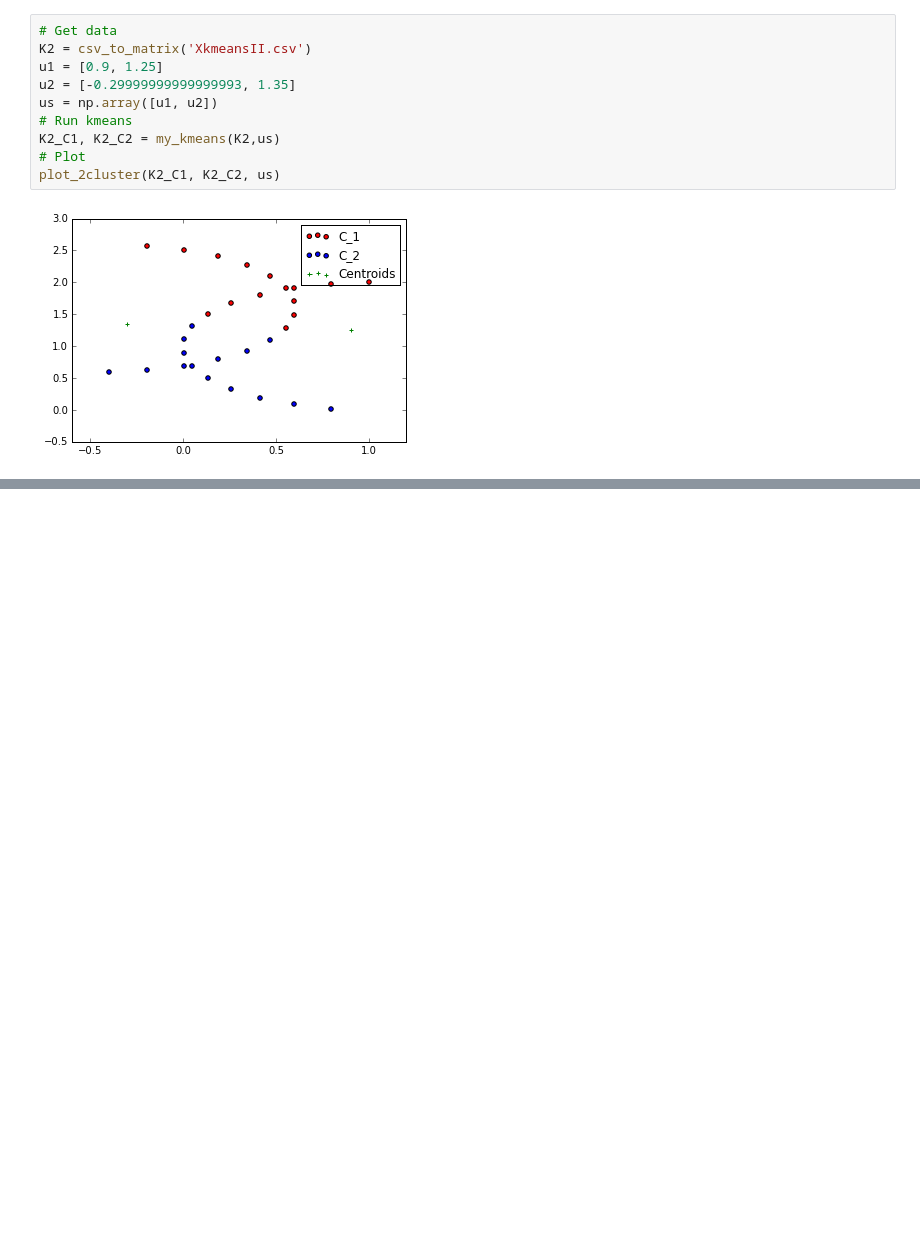
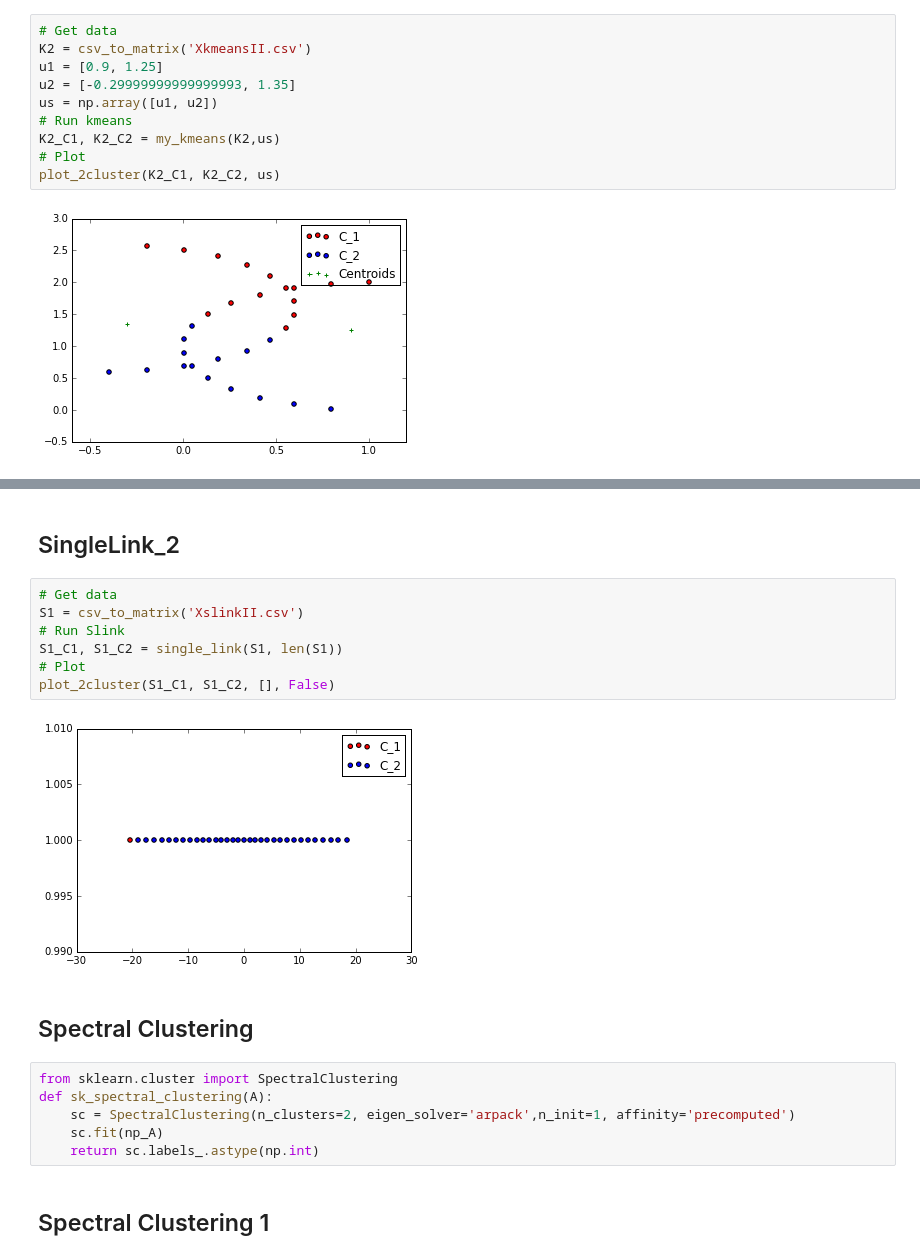
Before and after one commit to mzw4/jyupitertime, a Jupyter notebook: HW 2 - JAC/HW2_nwp7.ipynb, the cells around one changed output, grey strips where cells are left out. Cells and saved outputs as stored; diff of their text form; blank space fills up the shorter version.

```diff
--- a/HW 2 - JAC/HW2_nwp7.ipynb
+++ b/HW 2 - JAC/HW2_nwp7.ipynb
@@ -64,0 +118,21 @@ plot_2cluster(K2_C1, K2_C2, us)
+# %% [markdown]
+## SingleLink_2
+# %%
+# Get data
+S1 = csv_to_matrix('XslinkII.csv')
+# Run Slink
+S1_C1, S1_C2 = single_link(S1, len(S1))
+# Plot
+plot_2cluster(S1_C1, S1_C2, [], False)
+# %% [output]
+[figure, added]
+# %% [markdown]
+## Spectral Clustering
+# %%
+from sklearn.cluster import SpectralClustering
+def sk_spectral_clustering(A):
+    sc = SpectralClustering(n_clusters=2, eigen_solver='arpack',n_init=1, affinity='precomputed')
+    sc.fit(np_A)
+    return sc.labels_.astype(np.int)
+# %% [markdown]
+## Spectral Clustering 1
```
Also changed, not shown: parts of 9 cells of this notebook, 1 other file.
